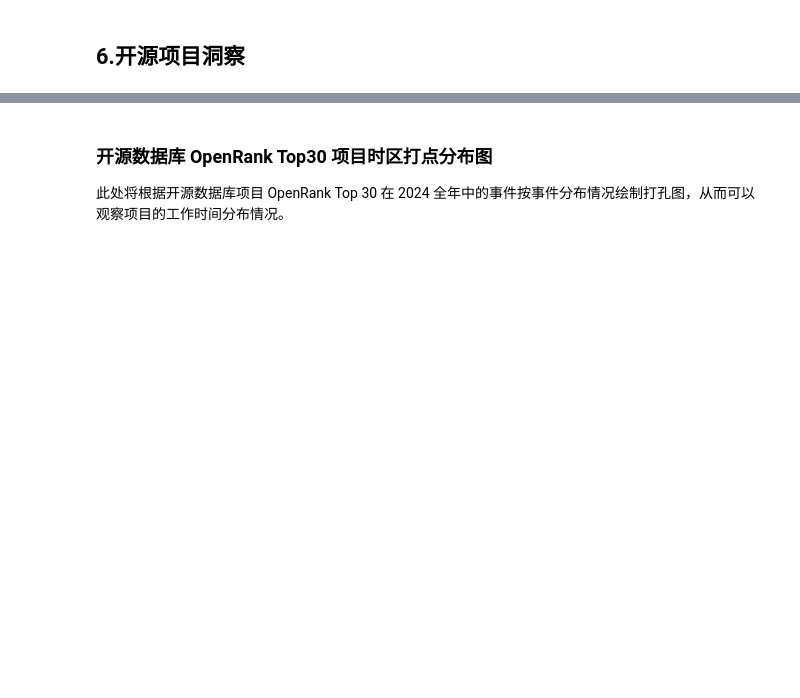
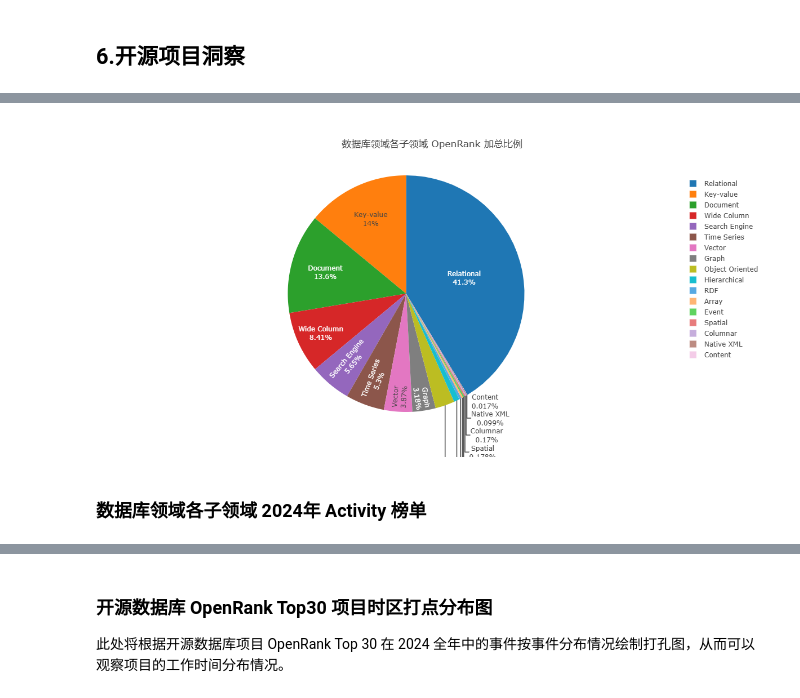
Before and after one commit to birdflyi/open-digger, a Jupyter notebook: notebook/China_open_source_techinical_report_2024_py.ipynb, the cells around one changed output, grey strips where cells are left out. Cells and saved outputs as stored; diff of their text form; code cells hidden in the pictures; blank space fills up the shorter version.

```diff
--- a/notebook/China_open_source_techinical_report_2024_py.ipynb
+++ b/notebook/China_open_source_techinical_report_2024_py.ipynb
@@ -821,0 +782,17 @@ processSubfieldRankRepoActivity({
+# %%
+data = openDigger.index.openrank.getRepoOpenrank(dict(
+    baseOptions,
+    **{"labelUnion": [':technology/database'],
+    "startYear": year, "endYear": year,
+    "groupBy": 'Tech-1',
+    "limit": -1
+    }
+))
+data_df = pd.DataFrame(data)
+data_df_filtered = data_df[data_df.apply(lambda row: row["id"].startswith(':technology/database'), axis=1)]
+data_df_formated = data_df_filtered.copy()
+if use_simple_name:
+    data_df_formated["name"] = data_df_formated["name"].apply(lambda x: x.split(' - ')[-1])
+data_df_formated.reset_index(inplace=True)
+data = simplify_rank_df(data_df_formated, 'openrank')
+displaymime(data)
@@ -821,0 +819,25 @@ processSubfieldRankRepoActivity({
+# %%
+def drawDatabaseRatioRepoOpenrank(data_df, title_meta):
+    data_records = [{
+        "labels": data_df["name"].values.tolist(),
+        "values": data_df["openrank"].values.tolist(),
+        "type": 'pie',
+        "name": 'times',
+        "textinfo": "label+percent"
+    }]
+    openDigger.render.plotly(
+        data_records,
+        title_meta,
+        MultiMime()
+    )
+
+drawDatabaseRatioRepoOpenrank(data, {
+    "title": '数据库领域各子领域 OpenRank 加总比例',
+    "xaxis": {"type": 'category'},
+    "height": 600,
+    # "width":1050,
+})
+# %% [output]
+[figure, added]
+# %% [markdown]
+### 数据库领域各子领域 2024年 Activity 榜单
```
Also changed, not shown: parts of 133 cells of this notebook, 2 other files.
